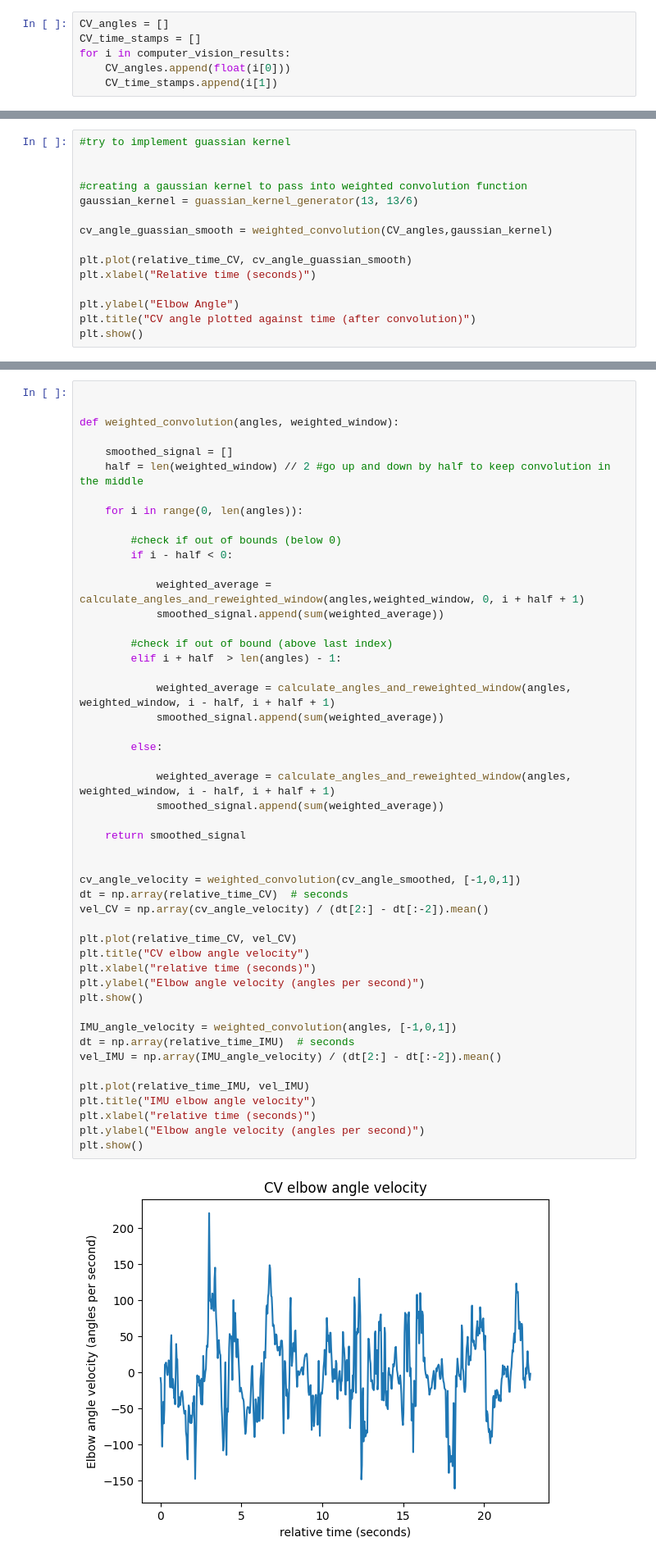
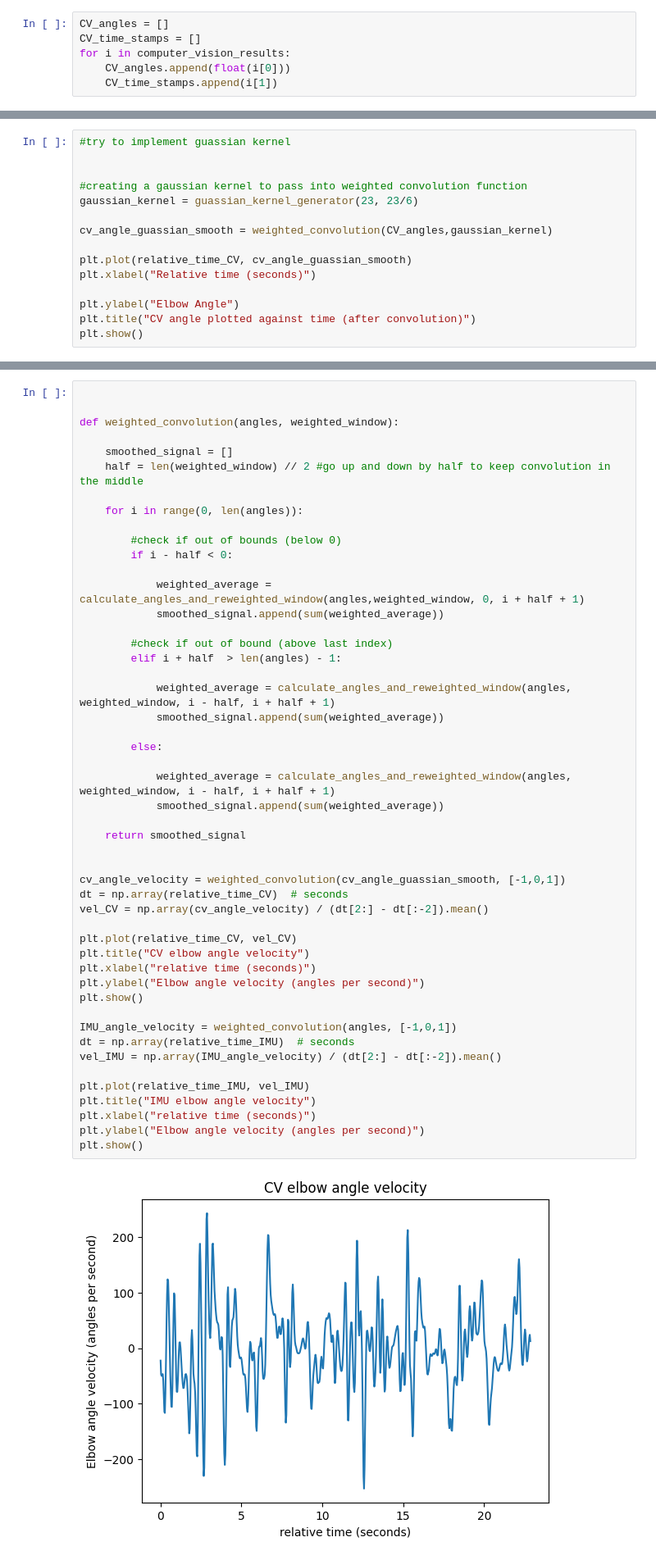
Before and after one commit to Colin-B-Billhardt/climbing_tracker_application, a Jupyter notebook: quaternion_analyses.ipynb, the cells around one changed output, grey strips where cells are left out. Shown: that part at 82% size. Saved outputs shown, nothing was run; the diff lists cells and outputs as text.

Commit message:
changed size of gaussian kernel

```diff
--- a/quaternion_analyses.ipynb
+++ b/quaternion_analyses.ipynb
@@ -245,7 +245,7 @@ def weighted_convolution(angles, weighted_window):
 
 
 #creating a gaussian kernel to pass into weighted convolution function
-gaussian_kernel = guassian_kernel_generator(13, 13/6)
+gaussian_kernel = guassian_kernel_generator(23, 23/6)
 
 cv_angle_guassian_smooth = weighted_convolution(CV_angles,gaussian_kernel)
 
@@ -366,33 +365,33 @@ def weighted_convolution(angles, weighted_window):
             weighted_average = calculate_angles_and_reweighted_window(angles, weighted_window, i - half, i + half + 1)
             smoothed_signal.append(sum(weighted_average))
 
         else:
 
             weighted_average = calculate_angles_and_reweighted_window(angles, weighted_window, i - half, i + half + 1)
             smoothed_signal.append(sum(weighted_average))
 
     return smoothed_signal
 
 
-cv_angle_velocity = weighted_convolution(cv_angle_smoothed, [-1,0,1])
+cv_angle_velocity = weighted_convolution(cv_angle_guassian_smooth, [-1,0,1])
 dt = np.array(relative_time_CV)  # seconds
 vel_CV = np.array(cv_angle_velocity) / (dt[2:] - dt[:-2]).mean()
 
 plt.plot(relative_time_CV, vel_CV)
 plt.title("CV elbow angle velocity")
 plt.xlabel("relative time (seconds)")
 plt.ylabel("Elbow angle velocity (angles per second)")
 plt.show()
 
 IMU_angle_velocity = weighted_convolution(angles, [-1,0,1])
 dt = np.array(relative_time_IMU)  # seconds
 vel_IMU = np.array(IMU_angle_velocity) / (dt[2:] - dt[:-2]).mean()
 
 plt.plot(relative_time_IMU, vel_IMU)
 plt.title("IMU elbow angle velocity")
 plt.xlabel("relative time (seconds)")
 plt.ylabel("Elbow angle velocity (angles per second)")
 plt.show()
 # %% [output]
-[figure, old version]
+[figure, new version]
 [figure]
```
Also changed, not shown: parts of 2 cells of this notebook.
